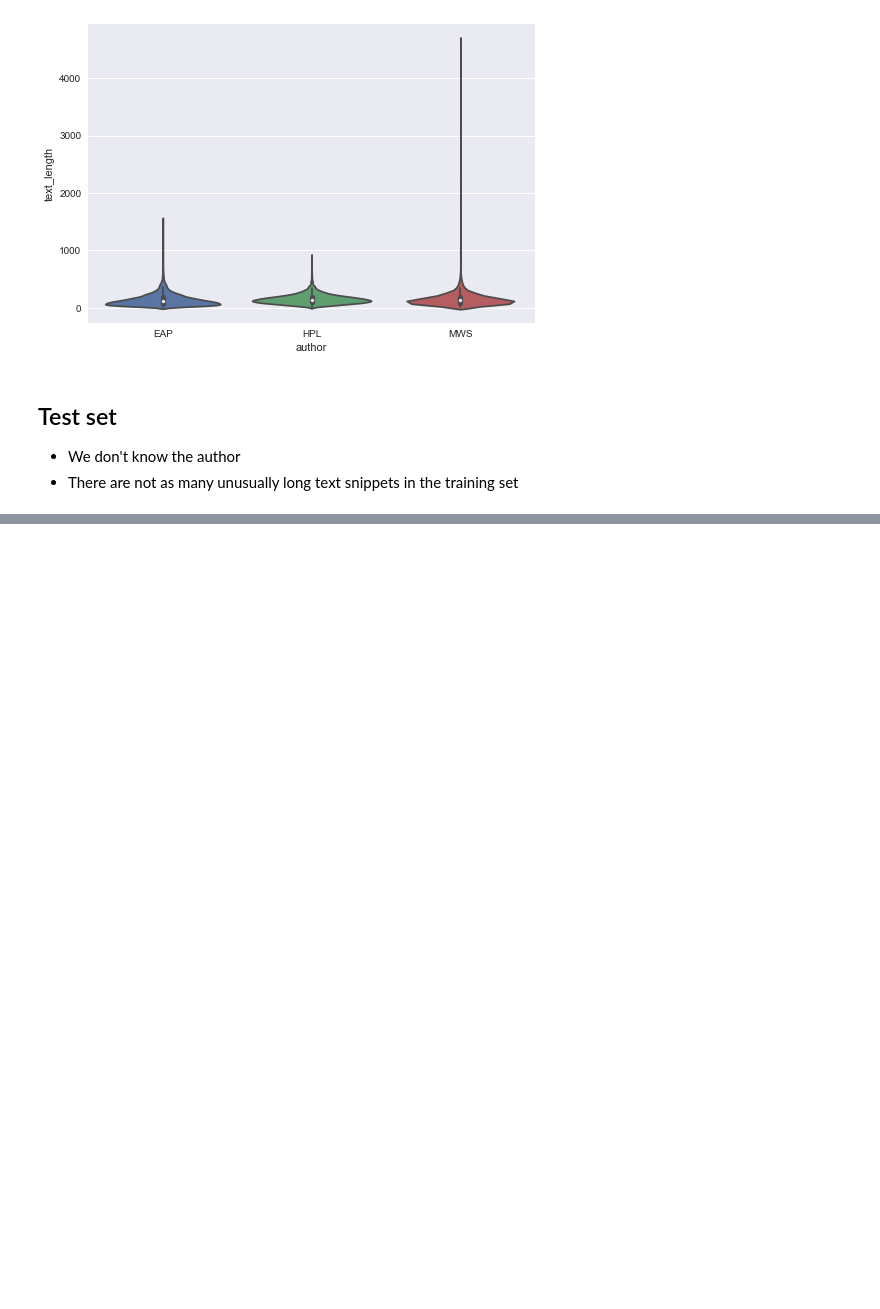
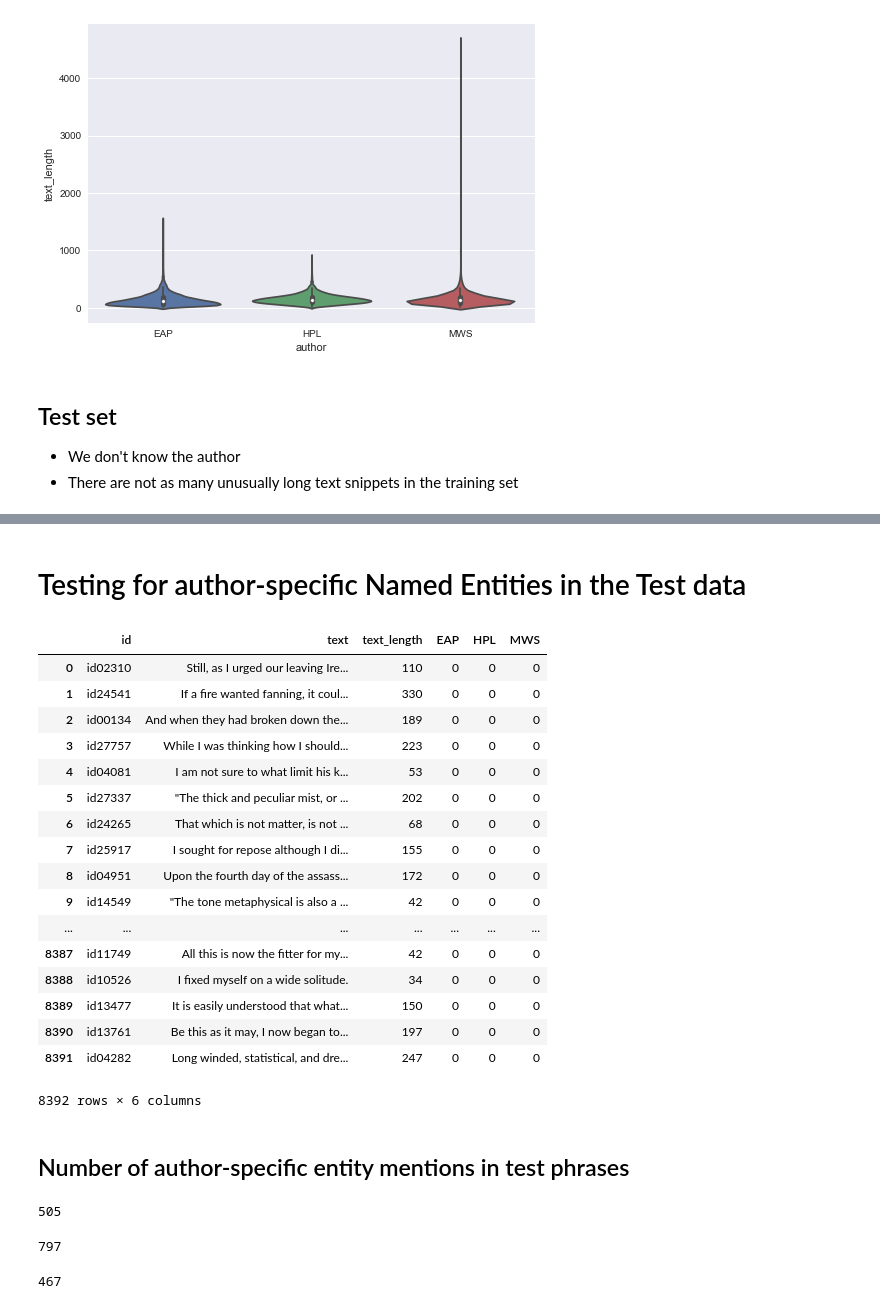
Before and after one commit to VivianAngela/spooky_authors, a Jupyter notebook: data_exploration.ipynb, the cells around one changed output, grey strips where cells are left out. Saved outputs shown, nothing was run; the diff lists cells and outputs as text; code cells hidden in the pictures; blank space fills up the shorter version.

Commit message:
more NER data exploration in, sparse but highly predictive

```diff
--- a/data_exploration.ipynb
+++ b/data_exploration.ipynb
@@ -103,0 +140,42 @@ MWS ['Raymond', 'Constantinople', 'William', 'Cornelius Agrippa', 'Albertus Magn
+# %% [markdown]
+# Testing for author-specific Named Entities in the Test data
+# %%
+EAP = []
+HPL = []
+MWS = []
+# %%
+# loop over text and associated authors
+for text in test.text:
+
+    EAP_ner_counter = 0
+    HPL_ner_counter = 0
+    MWS_ner_counter = 0
+
+    doc = nlp(text) # spacy pipeline
+    if doc.ents:    # check for entities
+        # print(doc.ents)
+        for ent in doc.ents:
+            if ent.text in ner_EAP:
+                # print("EAP")
+                # print(ent.text)
+                # print(text)
+                EAP_ner_counter += 1
+            elif ent.text in ner_HPL:
+                # print("HPL")
+                # print(ent.text)
+                # print(text)
+                HPL_ner_counter += 1
+            elif ent.text in ner_MWS:
+                # print("MWS")
+                # print(ent.text)
+                # print(text)
+                MWS_ner_counter += 1
+            else:
+                # Text contains unknown entities
+                continue
+    # print("EAP", EAP_ner_counter)
+    # print("HPL", HPL_ner_counter)
+    # print("MWS", MWS_ner_counter)
+    EAP.append(EAP_ner_counter)
+    HPL.append(HPL_ner_counter)
+    MWS.append(MWS_ner_counter)
@@ -103,0 +184,37 @@ MWS ['Raymond', 'Constantinople', 'William', 'Cornelius Agrippa', 'Albertus Magn
+# %%
+ner_df = pd.DataFrame({"EAP": EAP, "HPL": HPL, "MWS": MWS})
+# %%
+pd.concat([test, ner_df], axis=1)
+# %% [output]
+|  | id | text | text_length | EAP | HPL | MWS |
+| 0 | id02310 | Still, as I urged our leaving Ire... | 110 | 0 | 0 | 0 |
+| 1 | id24541 | If a fire wanted fanning, it coul... | 330 | 0 | 0 | 0 |
+| 2 | id00134 | And when they had broken down the... | 189 | 0 | 0 | 0 |
+| 3 | id27757 | While I was thinking how I should... | 223 | 0 | 0 | 0 |
+| 4 | id04081 | I am not sure to what limit his k... | 53 | 0 | 0 | 0 |
+| 5 | id27337 | "The thick and peculiar mist, or ... | 202 | 0 | 0 | 0 |
+| 6 | id24265 | That which is not matter, is not ... | 68 | 0 | 0 | 0 |
+| 7 | id25917 | I sought for repose although I di... | 155 | 0 | 0 | 0 |
+| 8 | id04951 | Upon the fourth day of the assass... | 172 | 0 | 0 | 0 |
+| 9 | id14549 | "The tone metaphysical is also a ... | 42 | 0 | 0 | 0 |
+| ... | ... | ... | ... | ... | ... | ... |
+| 8387 | id11749 | All this is now the fitter for my... | 42 | 0 | 0 | 0 |
+| 8388 | id10526 | I fixed myself on a wide solitude. | 34 | 0 | 0 | 0 |
+| 8389 | id13477 | It is easily understood that what... | 150 | 0 | 0 | 0 |
+| 8390 | id13761 | Be this as it may, I now began to... | 197 | 0 | 0 | 0 |
+| 8391 | id04282 | Long winded, statistical, and dre... | 247 | 0 | 0 | 0 |
+8392 rows × 6 columns
+# %% [markdown]
+## Number of author-specific entity mentions in test phrases
+# %%
+sum(EAP)
+# %% [output]
+505
+# %%
+sum(HPL)
+# %% [output]
+797
+# %%
+sum(MWS)
+# %% [output]
+467
```
Also changed, not shown: parts of 15 cells of this notebook, 1 other file.
